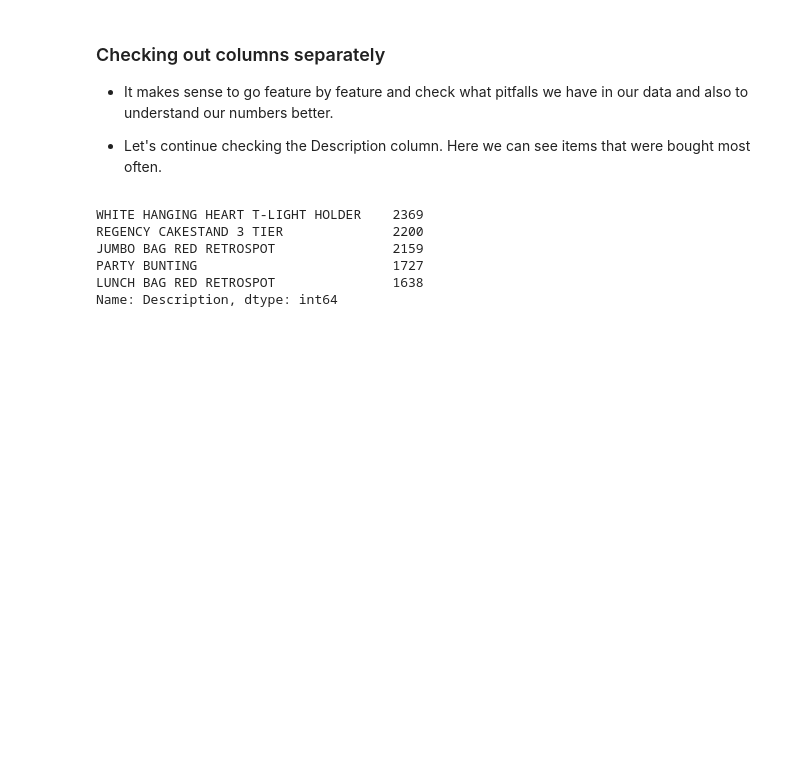
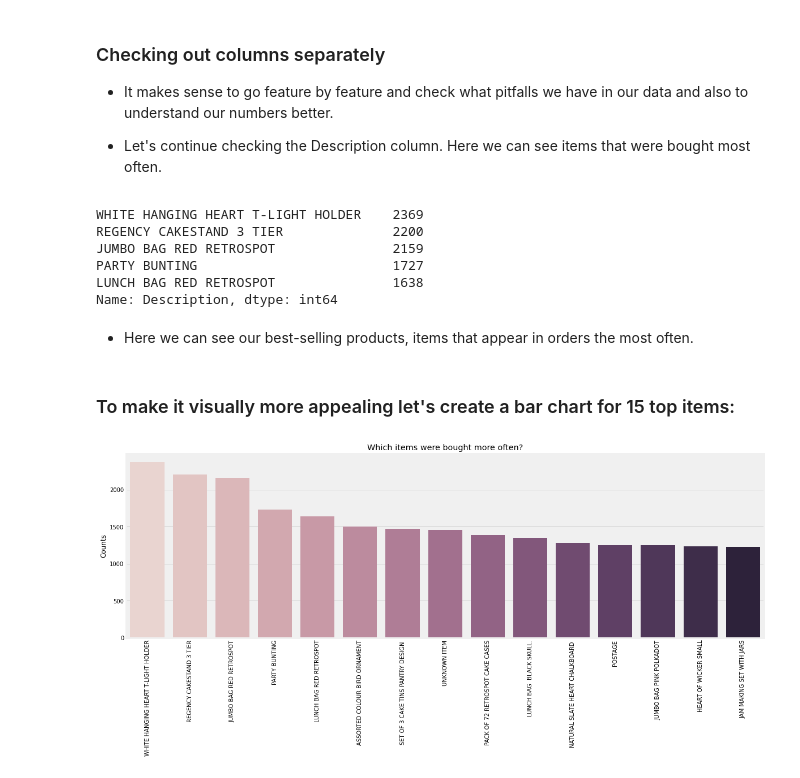
Before and after one commit to AmirMotefaker/Predicting-Sales-Ecommerce, a Jupyter notebook: predicting-sales-ecommerce.ipynb, the cells around one changed output. Cells and saved outputs as stored; diff of their text form; code cells hidden in the pictures; blank space fills up the shorter version.

```diff
--- a/predicting-sales-ecommerce.ipynb
+++ b/predicting-sales-ecommerce.ipynb
@@ -167,3 +167,17 @@ JUMBO BAG RED RETROSPOT               2159
 PARTY BUNTING                         1727
 LUNCH BAG RED RETROSPOT               1638
 Name: Description, dtype: int64
+# %% [markdown]
+- Here we can see our best-selling products, items that appear in orders the most often.
+# %% [markdown]
+### To make it visually more appealing let's create a bar chart for 15 top items:
+# %%
+# Which items were bought more often?
+item_counts = df['Description'].value_counts().sort_values(ascending=False).iloc[0:15]
+plt.figure(figsize=(18,6))
+sns.barplot(x=item_counts.index, y=item_counts.values, palette=sns.cubehelix_palette(15))
+plt.ylabel("Counts")
+plt.title("Which items were bought more often?");
+plt.xticks(rotation=90);
+# %% [output]
+[figure, added]
```
Also changed, not shown: parts of 1 cell of this notebook.
